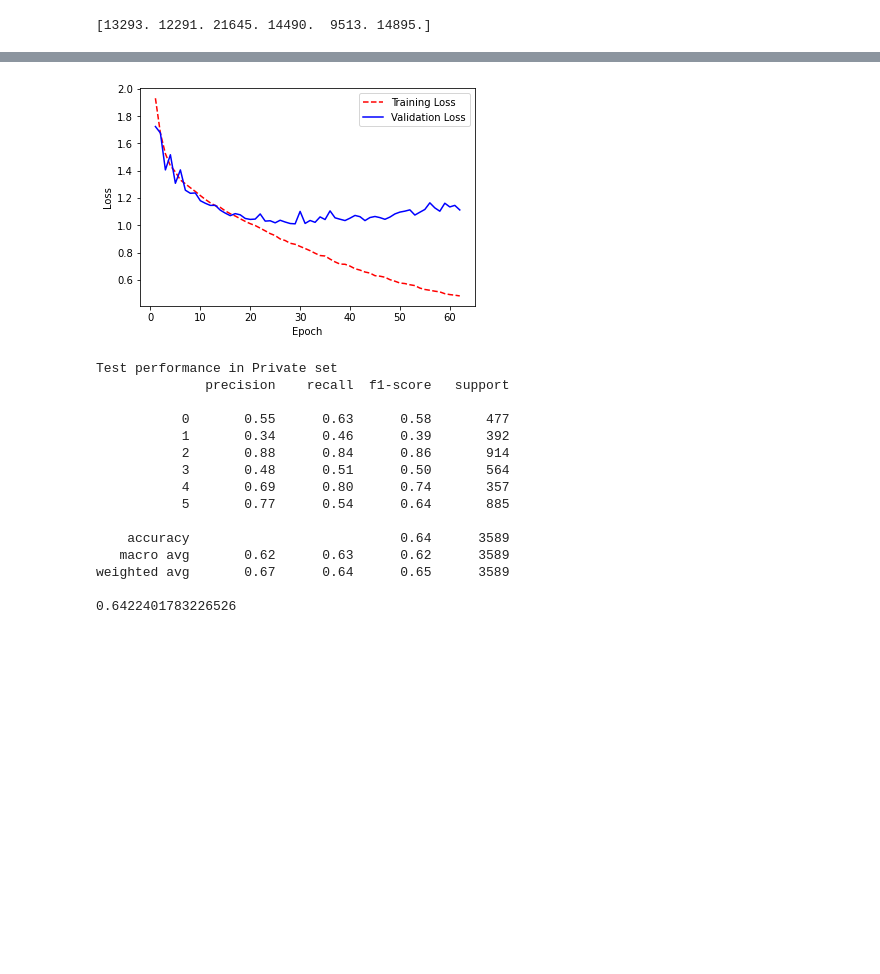
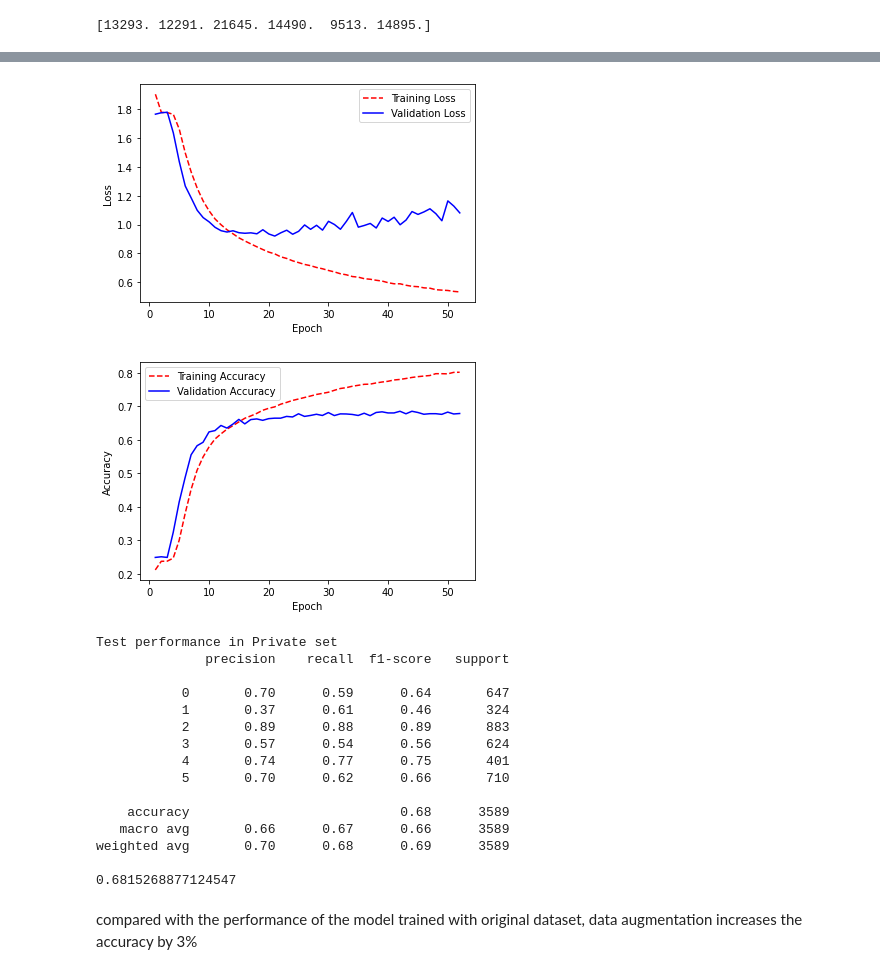
Before and after one commit to tuananh0305/Facial_Expression_Recognition, a Jupyter notebook: Facial_Expression_Recognition.ipynb, the cells around one changed output, grey strips where cells are left out. Drawn from its saved outputs; the diff is of its cells as text; code cells hidden in the pictures; blank space fills up the shorter version.

```diff
--- a/Facial_Expression_Recognition.ipynb
+++ b/Facial_Expression_Recognition.ipynb
@@ -295,11 +303,11 @@ We realize that our dataset is quit small, therefore we try to use ImageDataGene
 - fill_mode is the strategy used for filling in newly created pixels, which can appear after a rotation or a width/height shift.
 # %%
 datagen = ImageDataGenerator(
-        rotation_range=30,
-        width_shift_range=0.2,
-        height_shift_range=0.2,
+        rotation_range=20,
+        width_shift_range=0.1,
+        height_shift_range=0.1,
         shear_range=0.2,
-        zoom_range=0.2,
+        zoom_range=0.1,
         horizontal_flip=True,
         fill_mode='nearest')
 
@@ -354,34 +362,30 @@ num_features = 64
 num_labels = 6
 
 model = Sequential()
-model.add(Conv2D(num_features, kernel_size = (3, 3), activation = 'relu', input_shape = (width, height, 1), padding = "same"))
+model.add(Conv2D(num_features, kernel_size = (3, 3), activation = 'elu', input_shape = (width, height, 1), padding = "same", kernel_initializer='he_normal'))
 model.add(BatchNormalization())
-model.add(Conv2D(num_features, kernel_size =(3,3), activation = 'relu', padding = 'same'))
+model.add(Conv2D(num_features, kernel_size =(3,3), activation = 'elu', padding = 'same', kernel_initializer='he_normal'))
 model.add(BatchNormalization())
 model.add(MaxPooling2D(pool_size = (2, 2), strides = (2, 2)))
 model.add(Dropout(0.5))
 
-model.add(Conv2D(2*num_features, kernel_size = (3, 3), activation = 'relu', padding = 'same'))
+model.add(Conv2D(2*num_features, kernel_size = (3, 3), activation = 'elu', padding = 'same', kernel_initializer='he_normal'))
 model.add(BatchNormalization())
-model.add(Conv2D(2*num_features, kernel_size = (3, 3), activation = 'relu', padding = 'same'))
+model.add(Conv2D(2*num_features, kernel_size = (3, 3), activation = 'elu', padding = 'same', kernel_initializer='he_normal'))
 model.add(BatchNormalization())
 model.add(MaxPooling2D(pool_size = (2, 2), strides = (2, 2)))
 model.add(Dropout(0.5))
 
-model.add(Conv2D(4*num_features, kernel_size = (3, 3), activation = 'relu', padding = 'same'))
+model.add(Conv2D(4*num_features, kernel_size = (3, 3), activation = 'elu', padding = 'same', kernel_initializer='he_normal'))
 model.add(BatchNormalization())
-model.add(Conv2D(4*num_features, kernel_size = (3, 3), activation = 'relu', padding = 'same'))
+model.add(Conv2D(4*num_features, kernel_size = (3, 3), activation = 'elu', padding = 'same', kernel_initializer='he_normal'))
 model.add(BatchNormalization())
 model.add(MaxPooling2D(pool_size = (2, 2), strides = (2, 2)))
 model.add(Dropout(0.5))
 
 model.add(Flatten())
 
-model.add(Dense(8*num_features, activation = 'relu'))
-model.add(Dropout(0.4))
-model.add(Dense(4*num_features, activation = 'relu'))
-model.add(Dropout(0.4))
-model.add(Dense(2*num_features, activation = 'relu'))
+model.add(Dense(2*num_features, activation = 'elu', kernel_initializer='he_normal'))
 model.add(Dropout(0.4))
 model.add(Dense(num_labels, activation = 'softmax'))
 
@@ -411,14 +415,14 @@ batch_size = 32
 epochs = 100
 
 early_stopping = EarlyStopping(min_delta = 0.001, mode = 'max', monitor='val_accuracy', patience = 10)
-checkpointer = ModelCheckpoint(filepath="/content/drive/My Drive/Facial_Expression_Recognition/models/model.h5", verbose=0, save_best_only=True)
+checkpointer = ModelCheckpoint(filepath="/content/drive/My Drive/Facial_Expression_Recognition/models/model_aug.h5", verbose=0, save_best_only=True)
 
-history = model.fit(X_train, y_train, batch_size = batch_size, epochs = epochs,
+history = model.fit(generatedX_train, generatedy_train, batch_size = batch_size, epochs = epochs,
               verbose = 1, validation_data = (X_testPub, y_testPub), shuffle = True, callbacks = [early_stopping, checkpointer])
 
 #saving the  model to be used later
 model_json = model.to_json()
-with open("/content/drive/My Drive/Facial_Expression_Recognition/models/model.json", "w") as json_file:
+with open("/content/drive/My Drive/Facial_Expression_Recognition/models/model_aug.json", "w") as json_file:
     json_file.write(model_json)
 # model.save_weights("/content/drive/My Drive/Facial_Expression_Recognition/models/model.h5")
 # %% [output]
@@ -442,21 +446,29 @@ Epoch 62/100
 # %%
 
 epoch_count = range(1, len(history.history['loss']) + 1)
 
 plt.plot(epoch_count, history.history['loss'], 'r--')
 plt.plot(epoch_count, history.history['val_loss'], 'b-')
 plt.legend(['Training Loss', 'Validation Loss'])
 plt.xlabel('Epoch')
 plt.ylabel('Loss')
 plt.show()
+
+plt.plot(epoch_count, history.history['accuracy'], 'r--')
+plt.plot(epoch_count, history.history['val_accuracy'], 'b-')
+plt.legend(['Training Accuracy', 'Validation Accuracy'])
+plt.xlabel('Epoch')
+plt.ylabel('Accuracy')
+plt.show()
 # %% [output]
-[figure, old version]
+[figure, new version]
+[figure, added]
 # %%
-with open ("/content/drive/My Drive/Facial_Expression_Recognition/models/model.json", "r") as json_file:
+with open ("/content/drive/My Drive/Facial_Expression_Recognition/models/model_aug.json", "r") as json_file:
     loaded_model_json = json_file.read()
     json_file.close()
     loaded_model = model_from_json(loaded_model_json)
-    loaded_model.load_weights("/content/drive/My Drive/Facial_Expression_Recognition/models/model.h5")
+    loaded_model.load_weights("/content/drive/My Drive/Facial_Expression_Recognition/models/model_aug.h5")
 
 
 
@@ -476,15 +488,17 @@ print(accuracy_score( np.argmax(y_pre, axis = 1) , np.argmax(y_testPrivate, axis
 Test performance in Private set
               precision    recall  f1-score   support
 
-           0       0.55      0.63      0.58       477
-           1       0.34      0.46      0.39       392
-           2       0.88      0.84      0.86       914
-           3       0.48      0.51      0.50       564
-           4       0.69      0.80      0.74       357
-           5       0.77      0.54      0.64       885
+           0       0.70      0.59      0.64       647
+           1       0.37      0.61      0.46       324
+           2       0.89      0.88      0.89       883
+           3       0.57      0.54      0.56       624
+           4       0.74      0.77      0.75       401
+           5       0.70      0.62      0.66       710
 
-    accuracy                           0.64      3589
-   macro avg       0.62      0.63      0.62      3589
-weighted avg       0.67      0.64      0.65      3589
+    accuracy                           0.68      3589
+   macro avg       0.66      0.67      0.66      3589
+weighted avg       0.70      0.68      0.69      3589
 
-0.6422401783226526
+0.6815268877124547
+# %% [markdown]
+compared with the performance of the model trained with original dataset, data augmentation increases the accuracy by 3%
```
Also changed, not shown: parts of 21 cells of this notebook, 14 other files.
